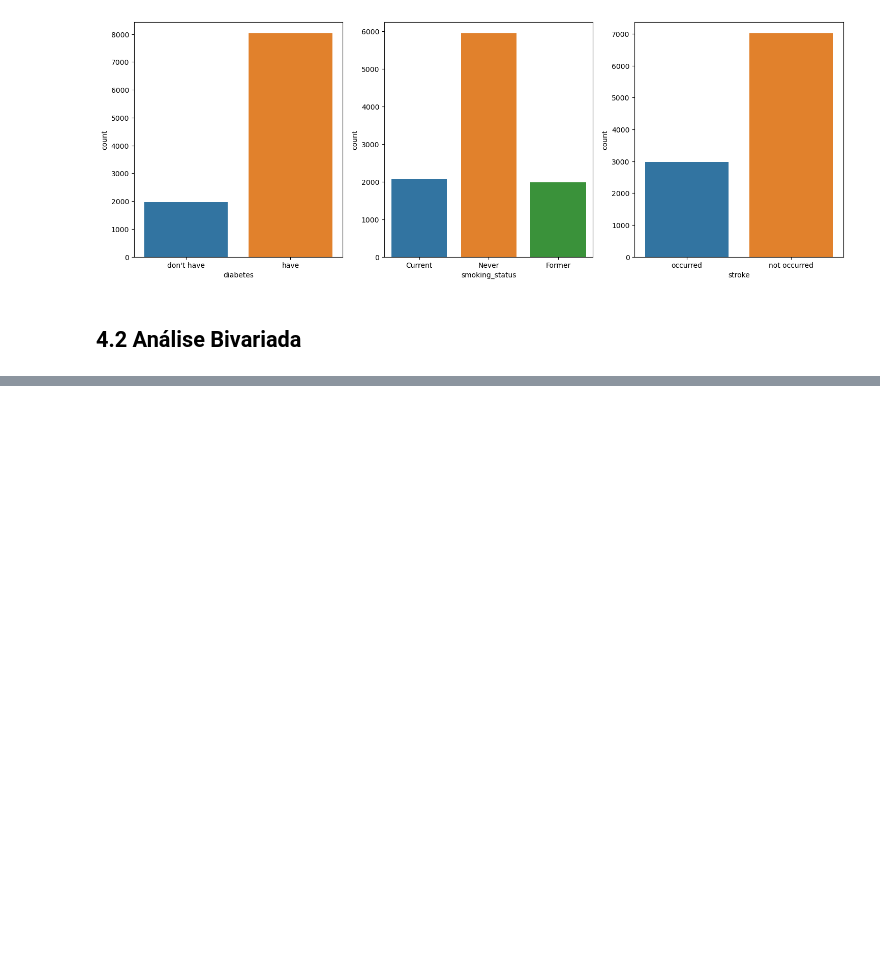
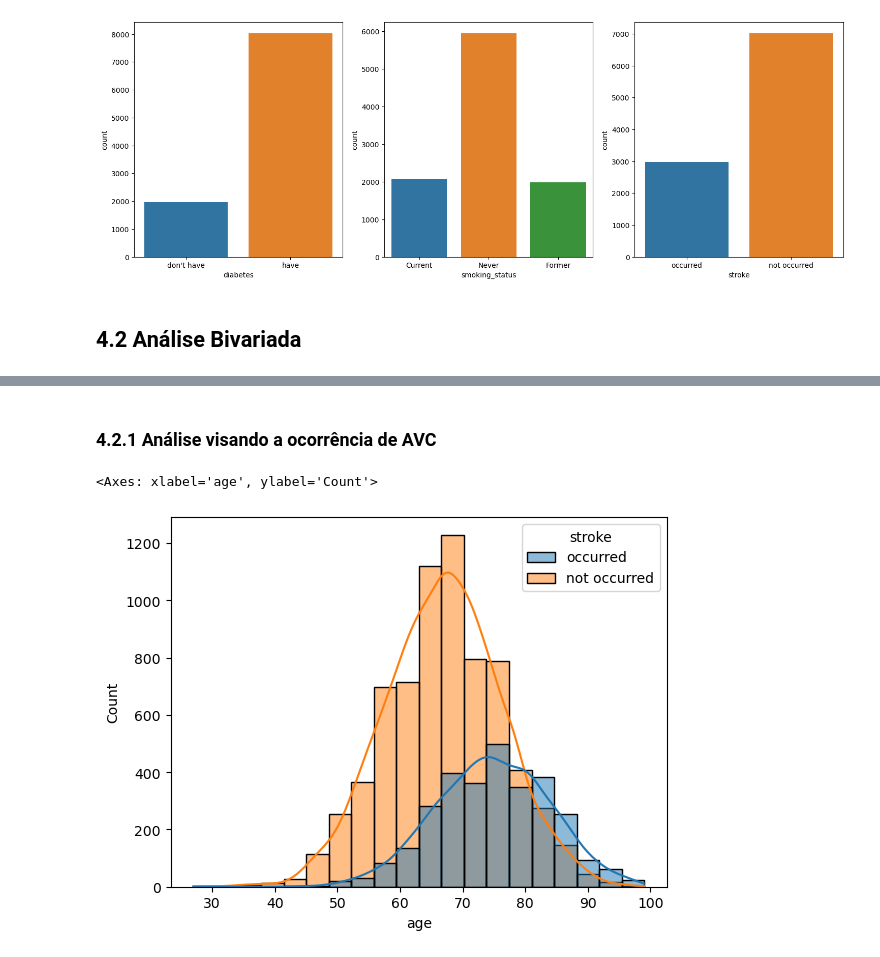
Before and after one commit to P-E-N-T-E-S/Analise-Dados-AVC, a Jupyter notebook: Stroke_analytics.ipynb, the cells around one changed output, grey strips where cells are left out. Saved outputs shown, nothing was run; the diff lists cells and outputs as text; code cells hidden in the pictures; blank space fills up the shorter version.

```diff
--- a/Stroke_analytics.ipynb
+++ b/Stroke_analytics.ipynb
@@ -258,0 +285,8 @@ df3 = df2.copy()
+# %% [markdown]
+### 4.2.1 Análise visando a ocorrência de AVC
+# %%
+aux1 = df3[["age", "stroke"]]
+sns.histplot(data=aux1, x="age", hue="stroke", bins=20, kde=True)
+# %% [output]
+<Axes: xlabel='age', ylabel='Count'>
+[figure, added]
```
Also changed, not shown: parts of 9 cells of this notebook.
